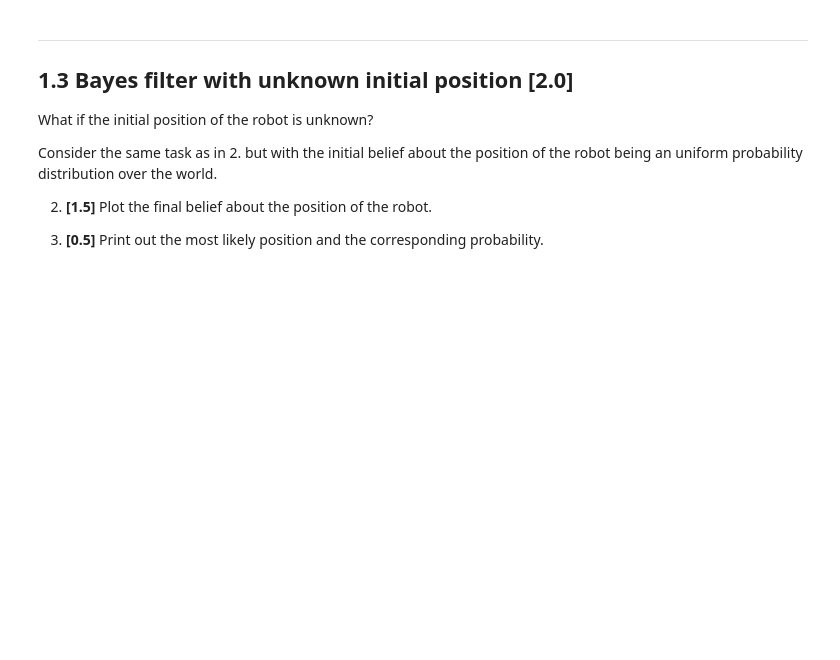
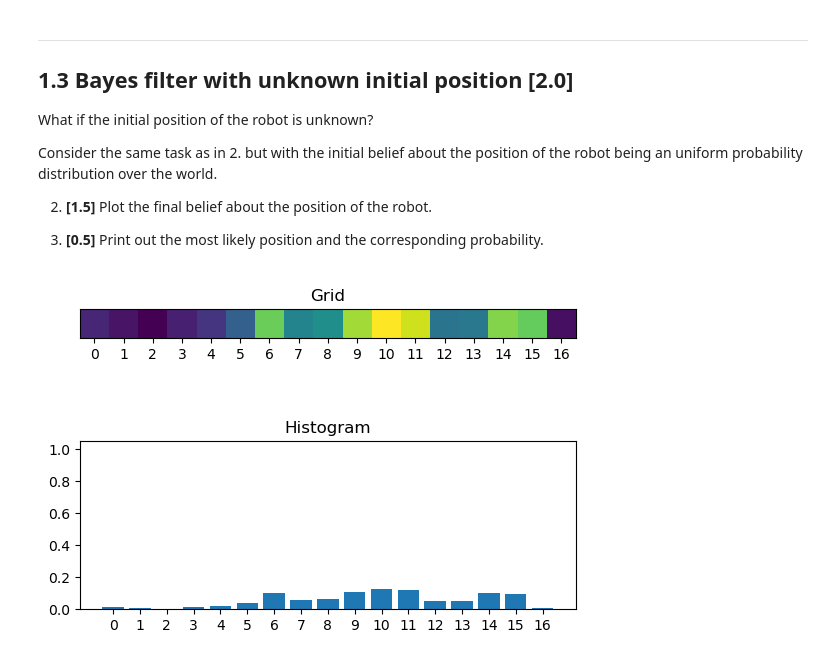
Before and after one commit to pratikapte29/moro_mobile_robotics, a Jupyter notebook: ex-01-bayes-filter/assignment/ex1.ipynb, the cells around one changed output. Saved outputs shown, nothing was run; the diff lists cells and outputs as text; code cells hidden in the pictures; blank space fills up the shorter version.

```diff
--- a/ex-01-bayes-filter/assignment/ex1.ipynb
+++ b/ex-01-bayes-filter/assignment/ex1.ipynb
@@ -111,3 +110,23 @@ Consider the same task as in 2. but with the initial belief about the position o
 2. **[1.5]** Plot the final belief about the position of the robot.
 
 3. **[0.5]** Print out the most likely position and the corresponding probability.
+# %%
+from ex1 import recursive_bayes_filter
+
+observations = np.loadtxt('observations.data', dtype=int, delimiter=',')
+world = np.loadtxt('world.data', dtype=int, delimiter=',')
+
+# Initialize belief at starting position 7
+belief = np.zeros(17)
+for i in range(len(belief)):
+    belief[i] = 1.0 / len(belief)
+
+actions = ["F", "F", "F", "F", "B", "B", "F", "F", "B"]
+
+belief = recursive_bayes_filter(actions, observations, belief, world)
+
+plot_belief(belief)
+
+print("Most likely position:", np.argmax(belief))
+# %% [output]
+[figure, added]
```
Also changed, not shown: parts of 1 cell of this notebook.
